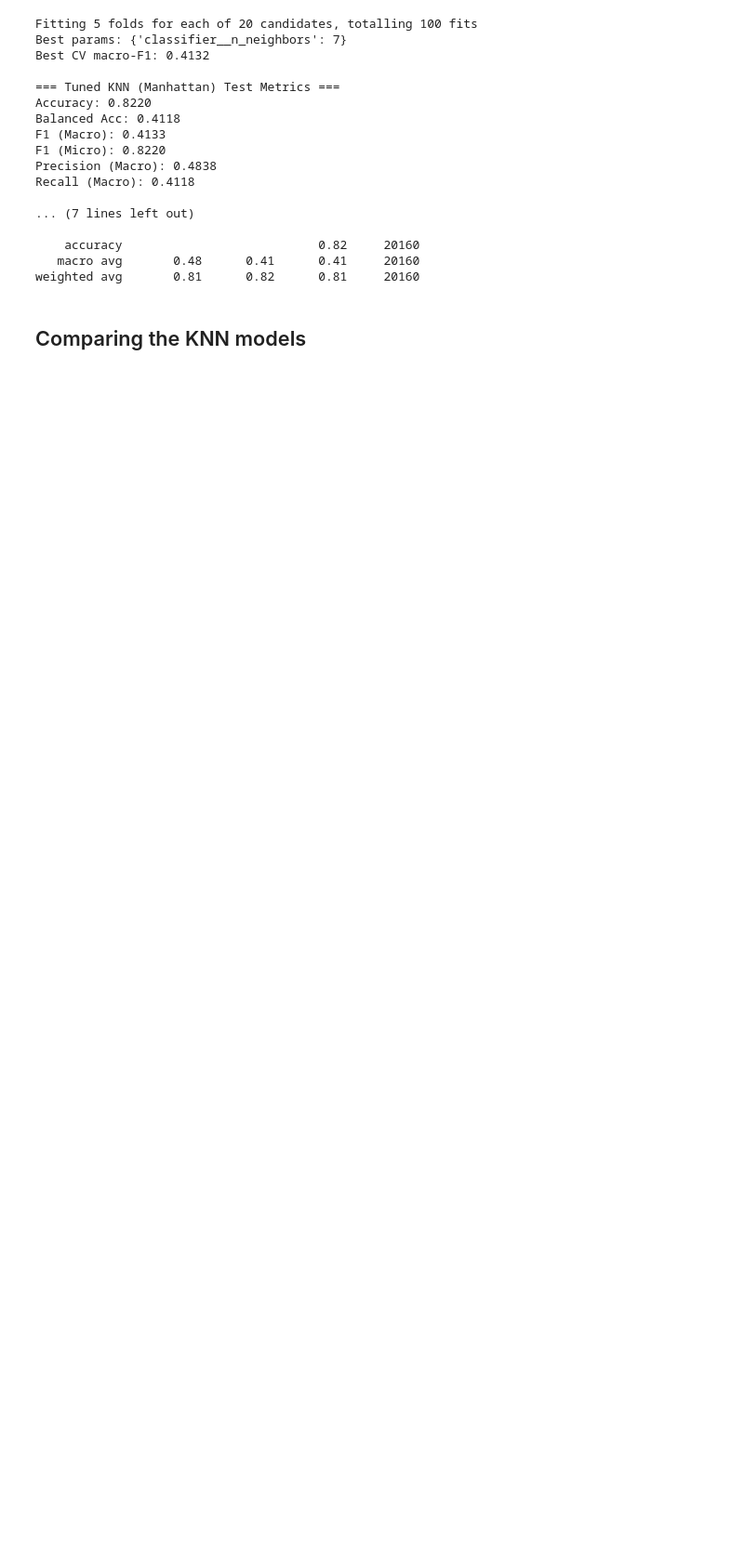
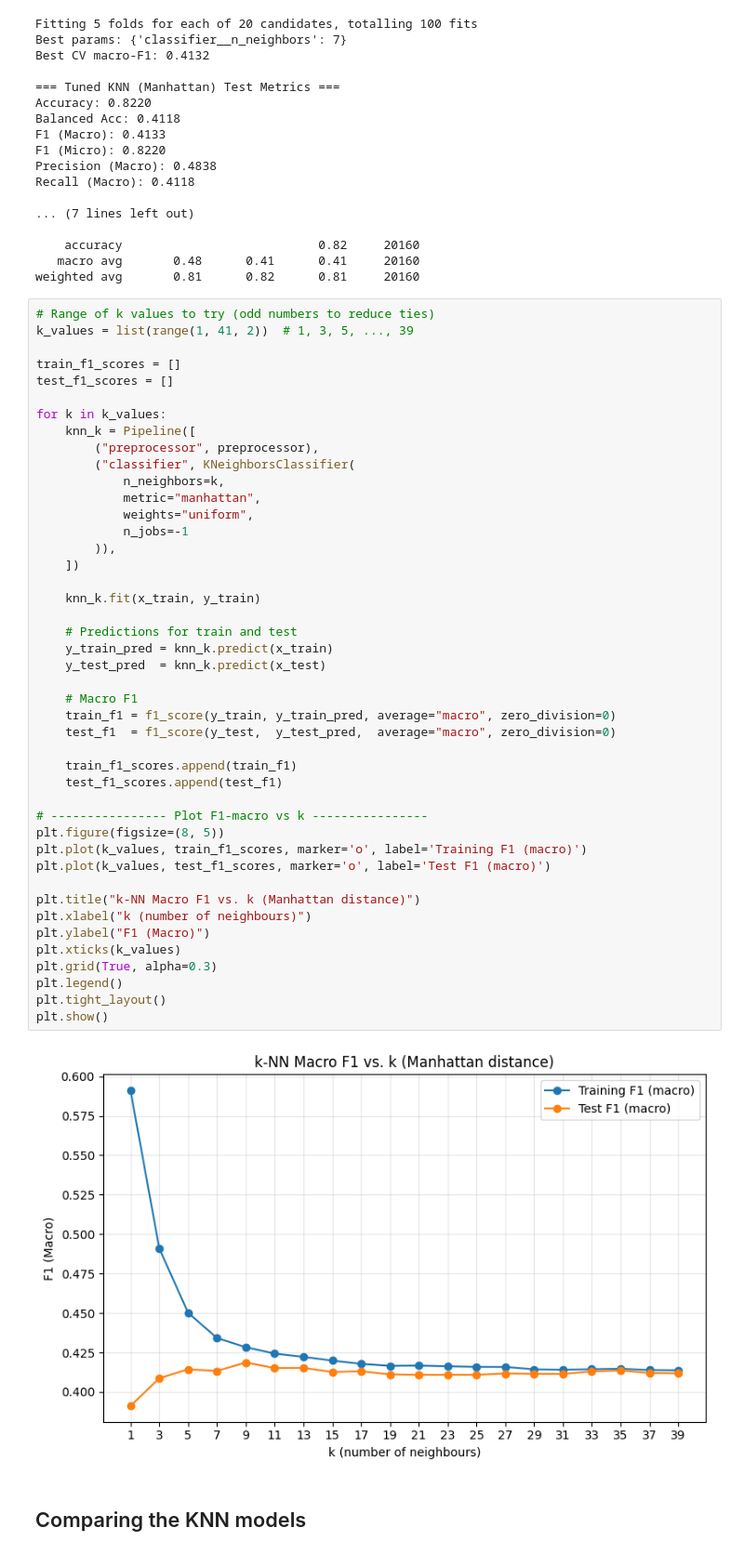
Before and after one commit to beckhamtoh/CS3244-Gun-Violence, a Jupyter notebook: notebooks/Classifying_reasons_for_gun_incidents(baseline_models).ipynb, the cells around one changed output. Shown at 93% size. Drawn from its saved outputs; the diff is of its cells as text; blank space fills up the shorter version.

```diff
--- a/notebooks/Classifying_reasons_for_gun_incidents(baseline_models).ipynb
+++ b/notebooks/Classifying_reasons_for_gun_incidents(baseline_models).ipynb
@@ -859,6 +877,52 @@ Recall (Macro): 0.4118
     accuracy                           0.82     20160
    macro avg       0.48      0.41      0.41     20160
 weighted avg       0.81      0.82      0.81     20160
+# %%
+# Range of k values to try (odd numbers to reduce ties)
+k_values = list(range(1, 41, 2))  # 1, 3, 5, ..., 39
+
+train_f1_scores = []
+test_f1_scores = []
+
+for k in k_values:
+    knn_k = Pipeline([
+        ("preprocessor", preprocessor),
+        ("classifier", KNeighborsClassifier(
+            n_neighbors=k,
+            metric="manhattan",
+            weights="uniform",
+            n_jobs=-1
+        )),
+    ])
+
+    knn_k.fit(x_train, y_train)
+
+    # Predictions for train and test
+    y_train_pred = knn_k.predict(x_train)
+    y_test_pred  = knn_k.predict(x_test)
+
+    # Macro F1
+    train_f1 = f1_score(y_train, y_train_pred, average="macro", zero_division=0)
+    test_f1  = f1_score(y_test,  y_test_pred,  average="macro", zero_division=0)
+
+    train_f1_scores.append(train_f1)
+    test_f1_scores.append(test_f1)
+
+# ---------------- Plot F1-macro vs k ----------------
+plt.figure(figsize=(8, 5))
+plt.plot(k_values, train_f1_scores, marker='o', label='Training F1 (macro)')
+plt.plot(k_values, test_f1_scores, marker='o', label='Test F1 (macro)')
+
+plt.title("k-NN Macro F1 vs. k (Manhattan distance)")
+plt.xlabel("k (number of neighbours)")
+plt.ylabel("F1 (Macro)")
+plt.xticks(k_values)
+plt.grid(True, alpha=0.3)
+plt.legend()
+plt.tight_layout()
+plt.show()
+# %% [output]
+[figure, added]
 # %% [markdown]
 ## Comparing the KNN models
 # %%
```
Also changed, not shown: parts of 3 cells of this notebook.
